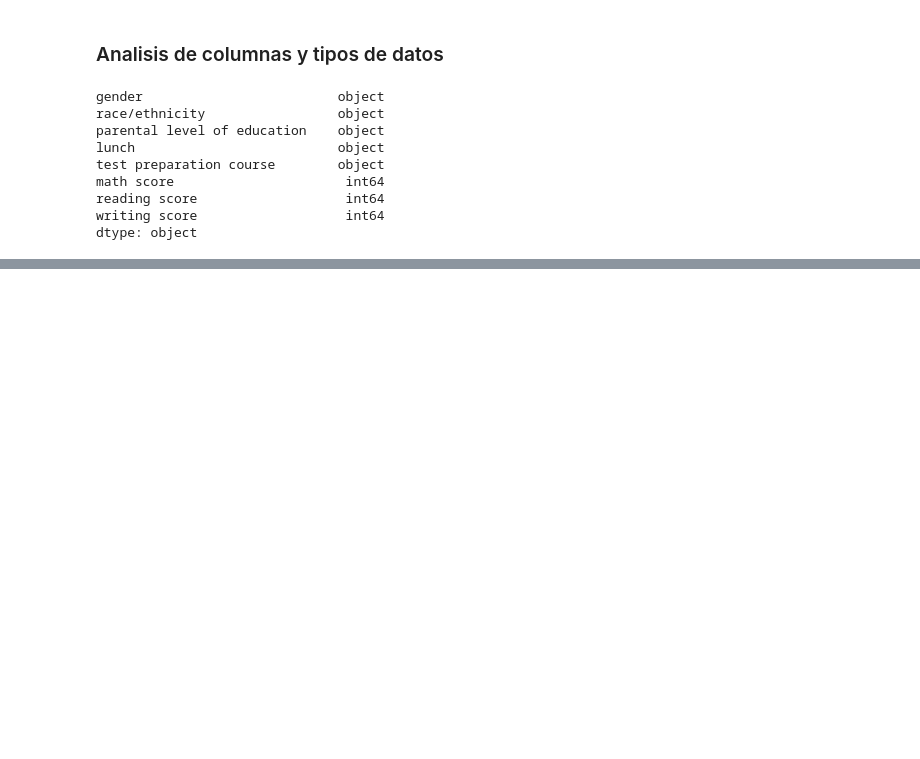
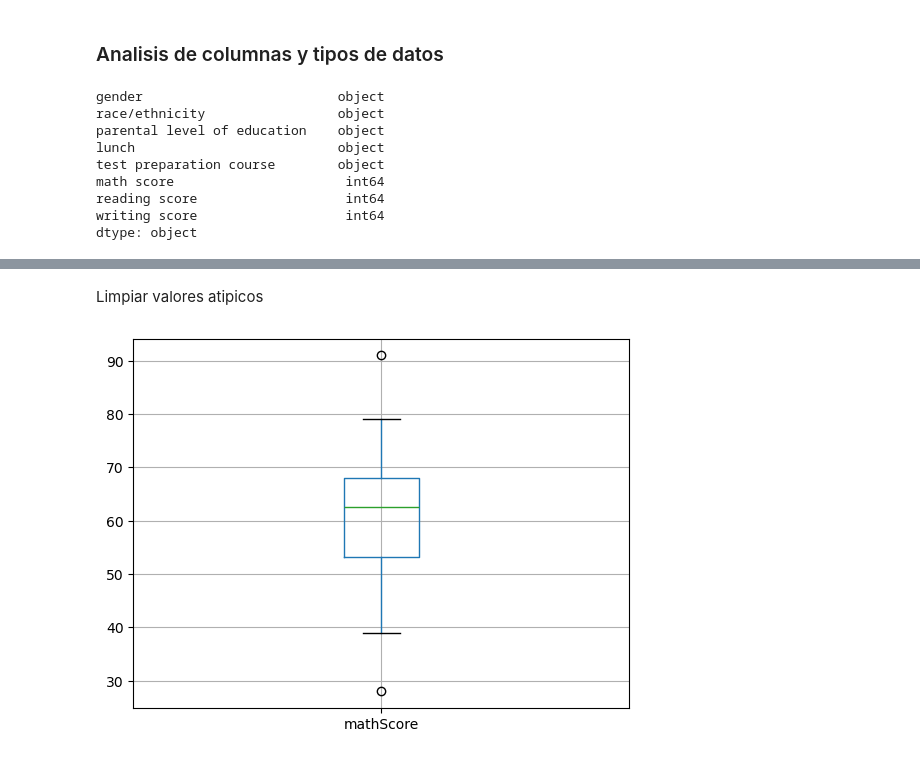
Before and after one commit to jc-vasquez14/ProyectoTeoria, a Jupyter notebook: Proyecto_EDA.ipynb, the cells around one changed output, grey strips where cells are left out. Drawn from its saved outputs; the diff is of its cells as text; code cells hidden in the pictures; blank space fills up the shorter version.

```diff
--- a/Proyecto_EDA.ipynb
+++ b/Proyecto_EDA.ipynb
@@ -45,0 +161,9 @@ df.head(3)
+# %% [markdown]
+Limpiar valores atipicos
+# %%
+df.loc[(df["gender"]=='male')
+       & (df["race"]=='group A')
+       & (df['testPreparation']=='none'),["mathScore"]].boxplot()
+plt.show()
+# %% [output]
+[figure, added]
```
Also changed, not shown: parts of 59 cells of this notebook.
